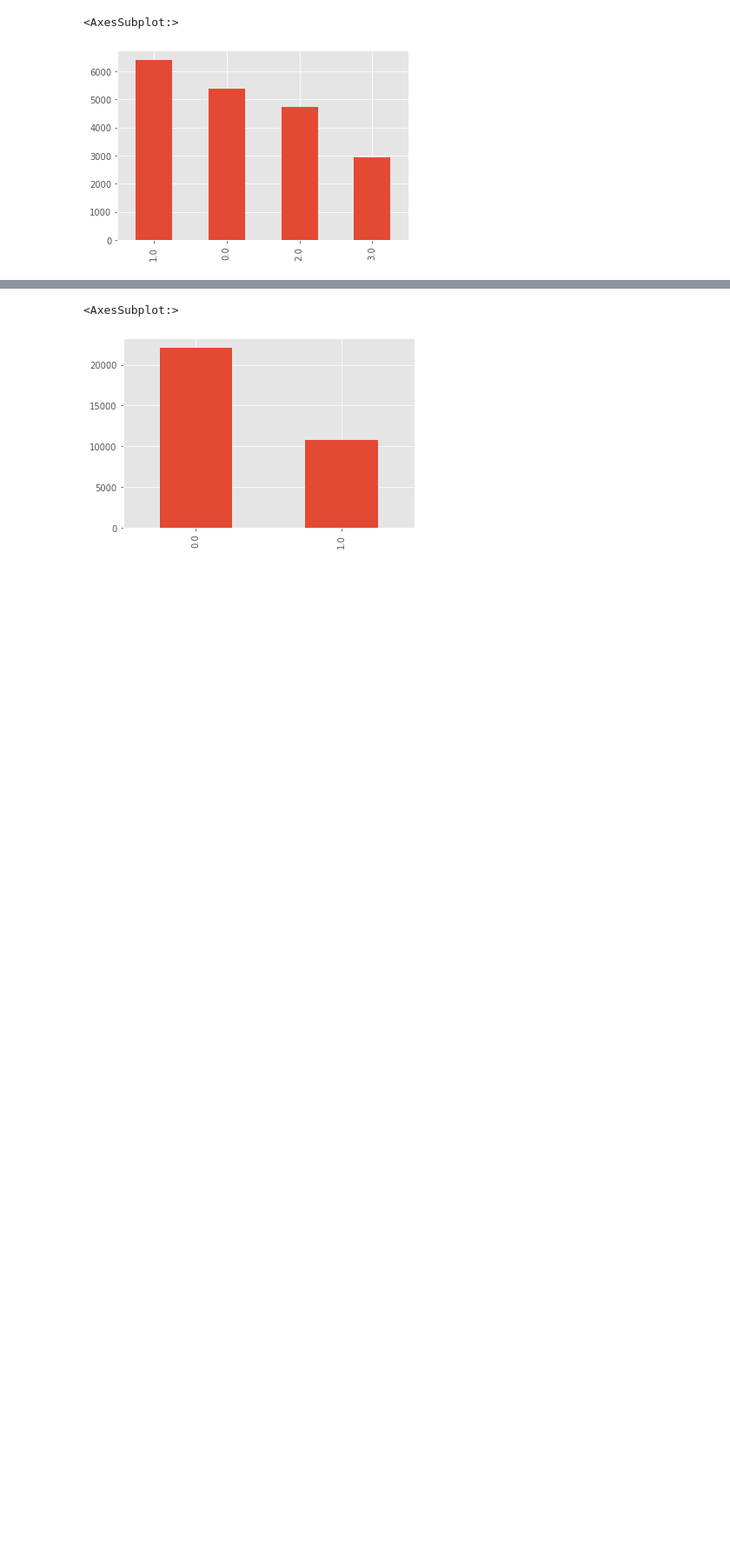
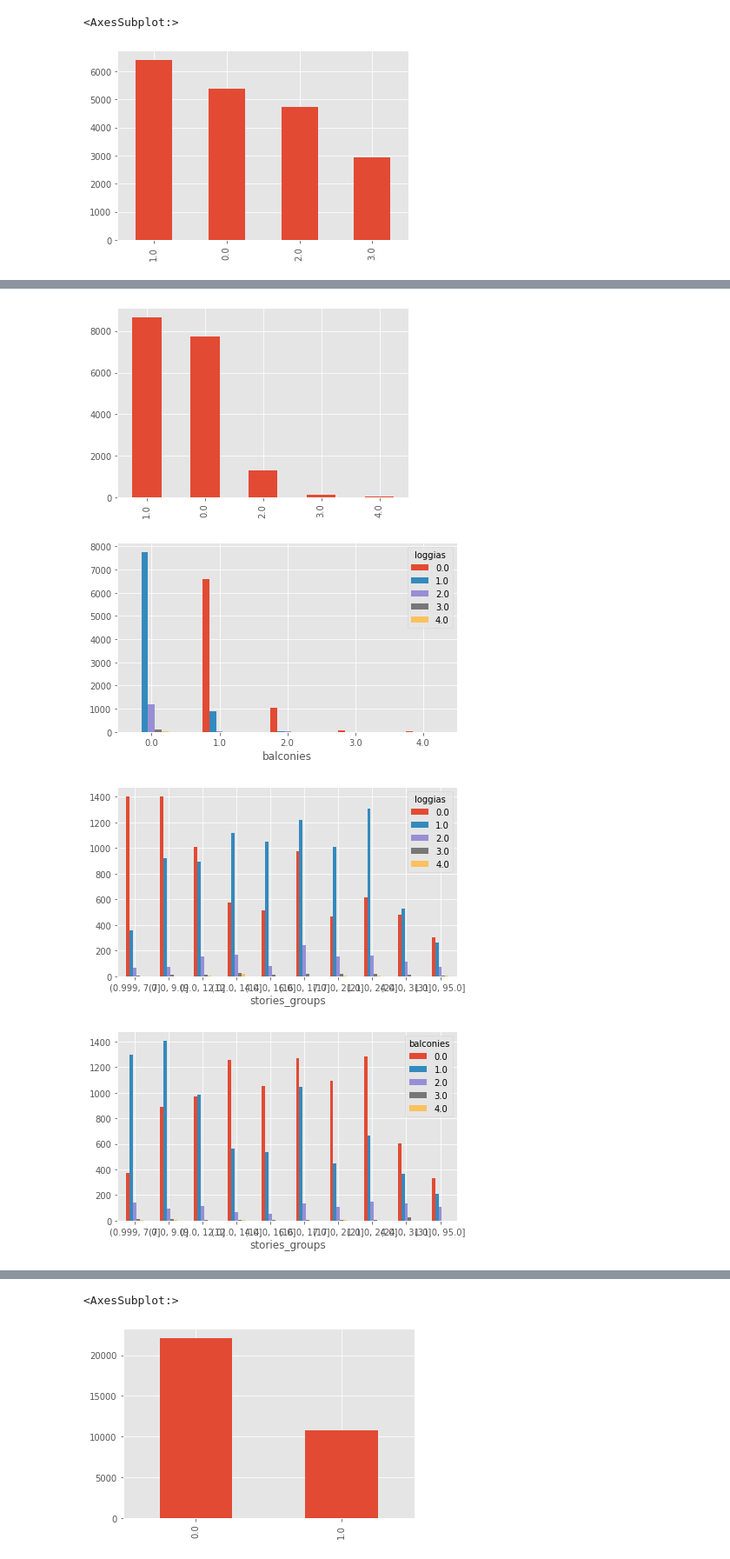
Before and after one commit to kjappvaffel/moscow_housing, a Jupyter notebook: EDA_DataCleaning_FeatureEngineering/EDA.ipynb, the cells around one changed output, grey strips where cells are left out. Shown at 87% size. Cells and saved outputs as stored; diff of their text form; code cells hidden in the pictures; blank space fills up the shorter version.

```diff
--- a/EDA_DataCleaning_FeatureEngineering/EDA.ipynb
+++ b/EDA_DataCleaning_FeatureEngineering/EDA.ipynb
@@ -844,0 +1104,13 @@ all_data['condition'].value_counts().plot(kind='bar')
+# %%
+all_data['loggias'].value_counts().plot(kind='bar')
+#no clear tendency
+
+plot_categorical(all_data,'balconies','loggias')
+plot_categorical(all_data, 'stories_groups', 'loggias')
+plot_categorical(all_data, 'stories_groups', 'balconies')
+plot_categorical(all_data, 'floor_groups', 'loggias')
+# %% [output]
+[figure, added]
+[figure, added]
+[figure, added]
+[figure, added]
```
Also changed, not shown: parts of 45 cells of this notebook.
